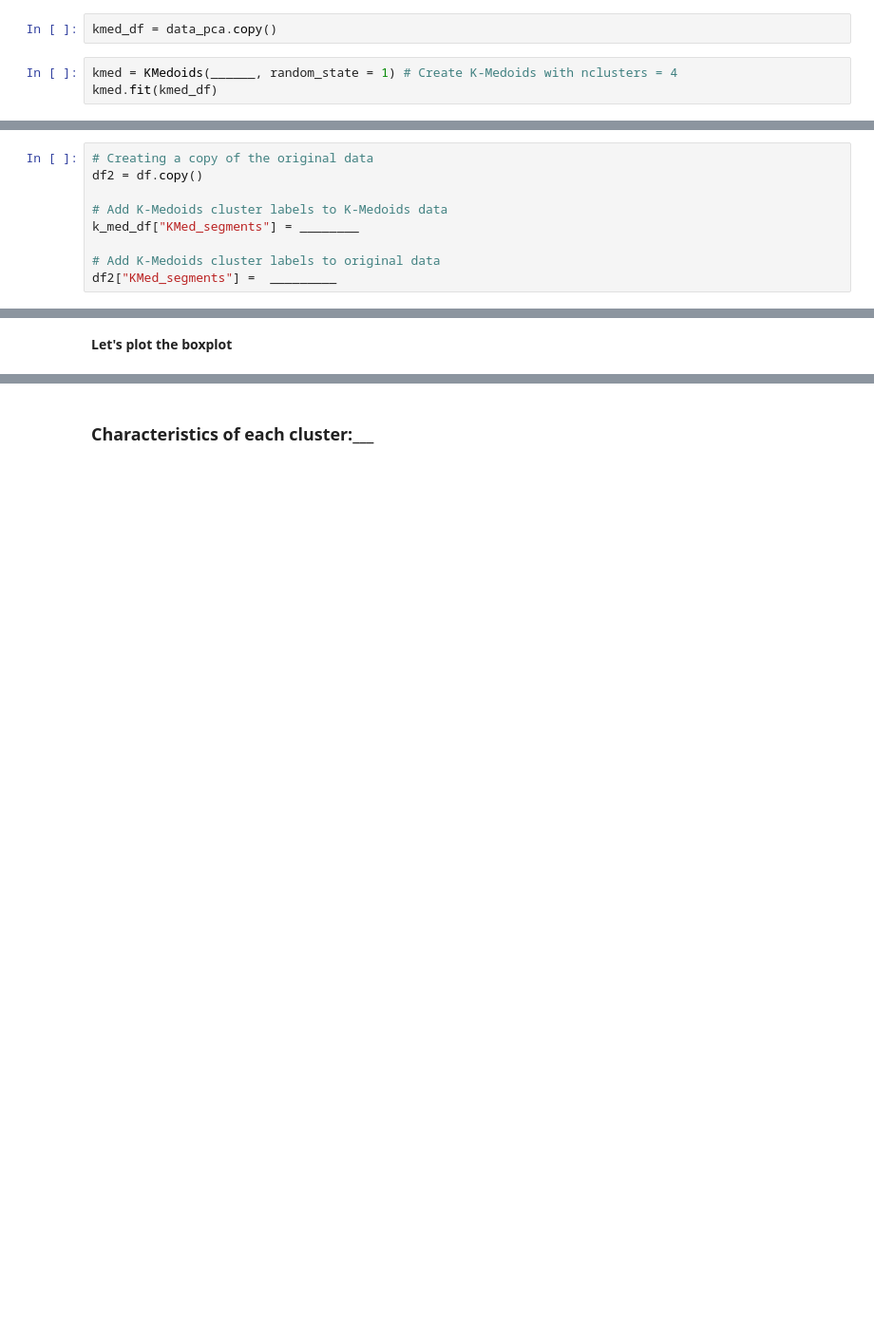
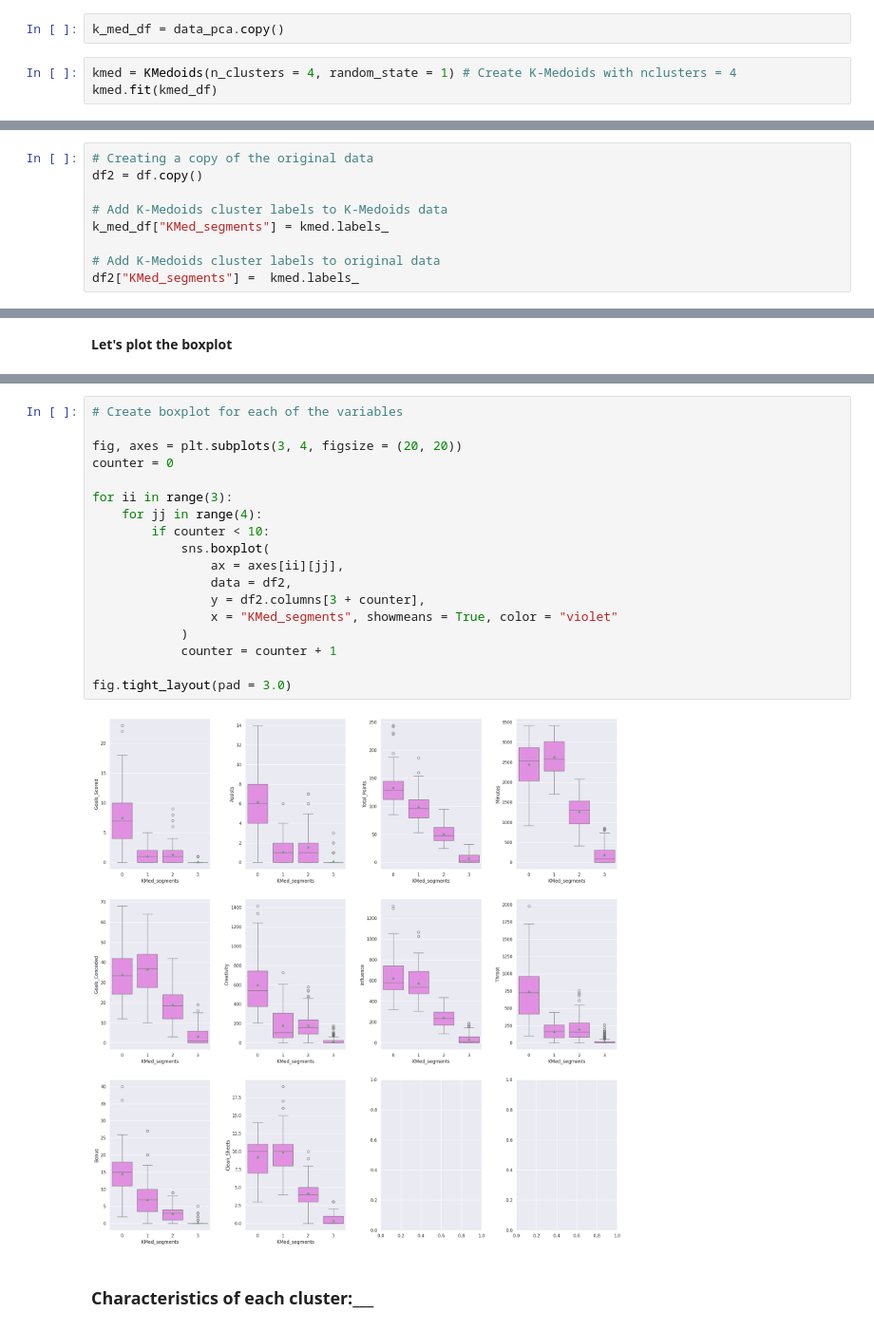
Before and after one commit to vivimtz888/dataanalysis-visualization, a Jupyter notebook: Learner_Notebook_Unsupervised_Learning_Practice_Project.ipynb, the cells around one changed output, grey strips where cells are left out. Shown at 95% size. Cells and saved outputs as stored; diff of their text form; blank space fills up the shorter version.

```diff
--- a/Learner_Notebook_Unsupervised_Learning_Practice_Project.ipynb
+++ b/Learner_Notebook_Unsupervised_Learning_Practice_Project.ipynb
@@ -725,7 +787,7 @@ fig.tight_layout(pad = 3.0)
 # %% [markdown]
 ## **K-Medoids Clustering**
 # %%
-kmed_df = data_pca.copy()
+k_med_df = data_pca.copy()
 # %%
-kmed = KMedoids(______, random_state = 1) # Create K-Medoids with nclusters = 4
+kmed = KMedoids(n_clusters = 4, random_state = 1) # Create K-Medoids with nclusters = 4
 kmed.fit(kmed_df)
@@ -734,10 +798,10 @@ kmed.fit(kmed_df)
 df2 = df.copy()
 
 # Add K-Medoids cluster labels to K-Medoids data
-k_med_df["KMed_segments"] = ________
+k_med_df["KMed_segments"] = kmed.labels_
 
 # Add K-Medoids cluster labels to original data
-df2["KMed_segments"] =  _________
+df2["KMed_segments"] =  kmed.labels_
 # %% [markdown]
 ### **Cluster Profiling**
 # %%
@@ -755,3 +848,23 @@ df2["KMed_segments"] =  _________
+# %%
+# Create boxplot for each of the variables
+
+fig, axes = plt.subplots(3, 4, figsize = (20, 20))
+counter = 0
+
+for ii in range(3):
+    for jj in range(4):
+        if counter < 10:
+            sns.boxplot(
+                ax = axes[ii][jj],
+                data = df2,
+                y = df2.columns[3 + counter],
+                x = "KMed_segments", showmeans = True, color = "violet"
+            )
+            counter = counter + 1
+
+fig.tight_layout(pad = 3.0)
+# %% [output]
+[figure, added]
 # %% [markdown]
 ### **Characteristics of each cluster:___**
 # %% [markdown]
```
Also changed, not shown: parts of 21 cells of this notebook.
